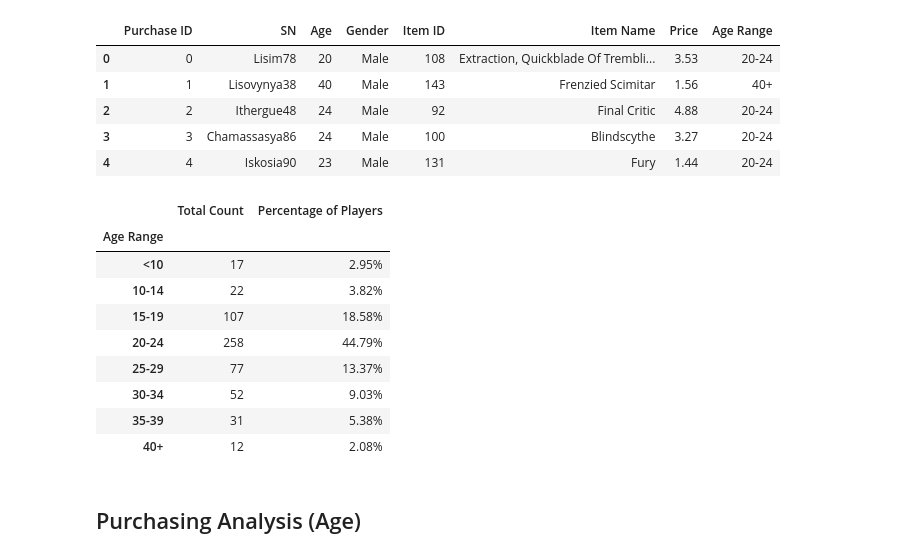
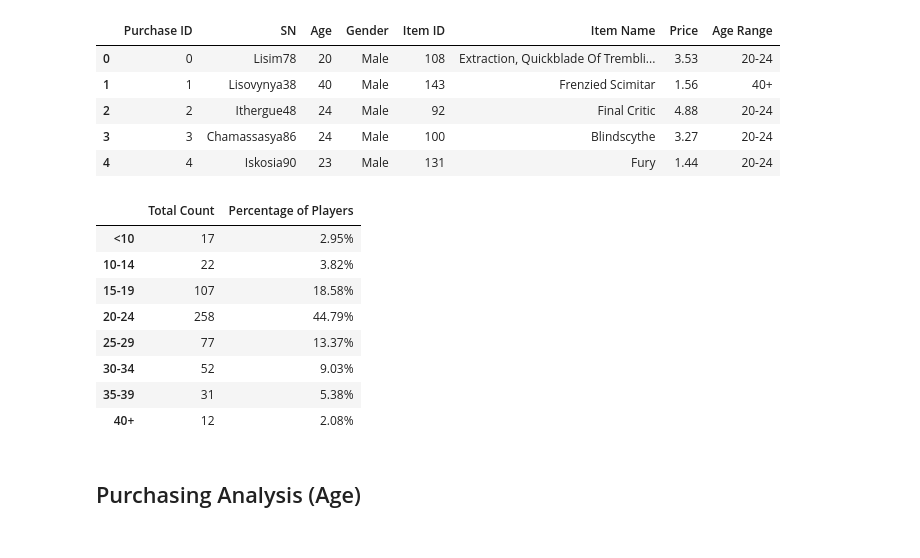
Before and after one commit to mirahmed07/pandas-challenge, a Jupyter notebook: HeroesOfPymoli.ipynb, the cells around one changed output. Cells and saved outputs as stored; diff of their text form; code cells hidden in the pictures.

```diff
--- a/HeroesOfPymoli.ipynb
+++ b/HeroesOfPymoli.ipynb
@@ -146,15 +146,16 @@ purchase_data_with_age_range_df.head()
 # %%
 # Purchase Count
 Age_count = purchase_data_with_age_range_df.groupby(["Age Range"])['SN'].nunique()
 Age_count_df = pd.DataFrame(Age_count)
 # Renaming the column
 Age_count_df =Age_count_df.rename(columns={"SN": "Total Count"})
 # Total Purchase Value
 Age_count_df ["Percentage of Players"] = (Age_count_df ["Total Count"]/int(total_players["Total Players"])).map("{:.2%}".format)
+
+Age_count_df.index.name = None
 Age_count_df
 # %% [output]
 |  | Total Count | Percentage of Players |
-| Age Range |  |  |
 | <10 | 17 | 2.95% |
 | 10-14 | 22 | 3.82% |
 | 15-19 | 107 | 18.58% |
```
Also changed, not shown: parts of 1 cell of this notebook.
